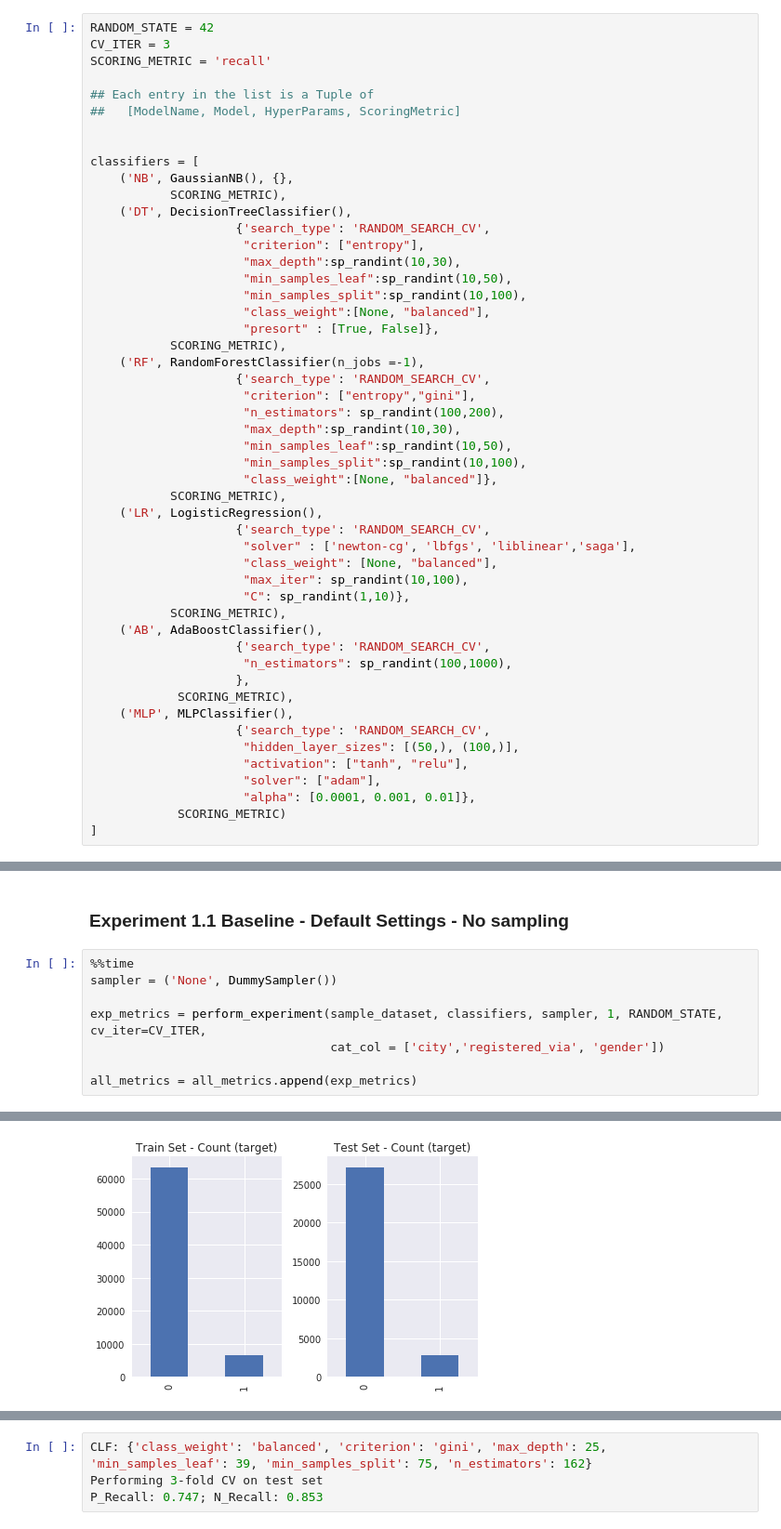
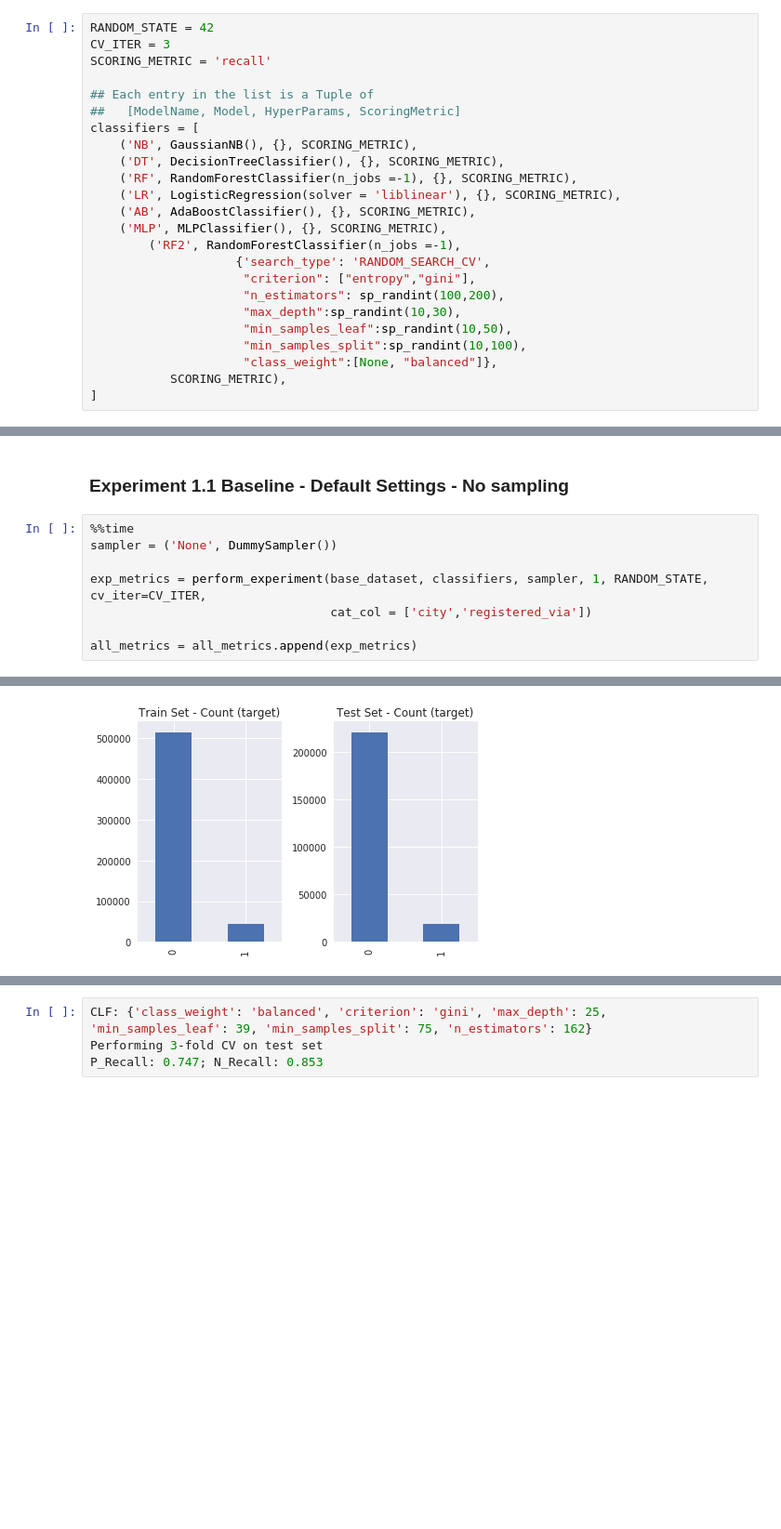
Before and after one commit to d18124313/dissertation, a Jupyter notebook: Approach 3 - WSDM Churn DFS Model + Default Model.ipynb, the cells around one changed output, grey strips where cells are left out. Shown at 93% size. Saved outputs shown, nothing was run; the diff lists cells and outputs as text; blank space fills up the shorter version.

```diff
--- a/Approach 3 - WSDM Churn DFS Model + Default Model.ipynb
+++ b/Approach 3 - WSDM Churn DFS Model + Default Model.ipynb
@@ -84,21 +87,14 @@ SCORING_METRIC = 'recall'
 
 ## Each entry in the list is a Tuple of
 ##   [ModelName, Model, HyperParams, ScoringMetric]
-
-
 classifiers = [
-    ('NB', GaussianNB(), {},
-           SCORING_METRIC),
-    ('DT', DecisionTreeClassifier(),
-                    {'search_type': 'RANDOM_SEARCH_CV',
-                     "criterion": ["entropy"],
-                     "max_depth":sp_randint(10,30),
-                     "min_samples_leaf":sp_randint(10,50),
-                     "min_samples_split":sp_randint(10,100),
-                     "class_weight":[None, "balanced"],
-                     "presort" : [True, False]},
-           SCORING_METRIC),
-    ('RF', RandomForestClassifier(n_jobs =-1),
+    ('NB', GaussianNB(), {}, SCORING_METRIC),
+    ('DT', DecisionTreeClassifier(), {}, SCORING_METRIC),
+    ('RF', RandomForestClassifier(n_jobs =-1), {}, SCORING_METRIC),
+    ('LR', LogisticRegression(solver = 'liblinear'), {}, SCORING_METRIC),
+    ('AB', AdaBoostClassifier(), {}, SCORING_METRIC),
+    ('MLP', MLPClassifier(), {}, SCORING_METRIC),
+        ('RF2', RandomForestClassifier(n_jobs =-1),
                     {'search_type': 'RANDOM_SEARCH_CV',
                      "criterion": ["entropy","gini"],
                      "n_estimators": sp_randint(100,200),
@@ -107,25 +103,6 @@ classifiers = [
                      "min_samples_split":sp_randint(10,100),
                      "class_weight":[None, "balanced"]},
            SCORING_METRIC),
-    ('LR', LogisticRegression(),
-                    {'search_type': 'RANDOM_SEARCH_CV',
-                     "solver" : ['newton-cg', 'lbfgs', 'liblinear','saga'],
-                     "class_weight": [None, "balanced"],
-                     "max_iter": sp_randint(10,100),
-                     "C": sp_randint(1,10)},
-           SCORING_METRIC),
-    ('AB', AdaBoostClassifier(),
-                    {'search_type': 'RANDOM_SEARCH_CV',
-                     "n_estimators": sp_randint(100,1000),
-                    },
-            SCORING_METRIC),
-    ('MLP', MLPClassifier(),
-                    {'search_type': 'RANDOM_SEARCH_CV',
-                     "hidden_layer_sizes": [(50,), (100,)],
-                     "activation": ["tanh", "relu"],
-                     "solver": ["adam"],
-                     "alpha": [0.0001, 0.001, 0.01]},
-            SCORING_METRIC)
 ]
 # %%
 all_metrics = pd.DataFrame()
@@ -140,8 +127,8 @@ sample_dataset = base_dataset.sample(100000)
 %%time
 sampler = ('None', DummySampler())
 
-exp_metrics = perform_experiment(sample_dataset, classifiers, sampler, 1, RANDOM_STATE, cv_iter=CV_ITER,
-                                 cat_col = ['city','registered_via', 'gender'])
+exp_metrics = perform_experiment(base_dataset, classifiers, sampler, 1, RANDOM_STATE, cv_iter=CV_ITER,
+                                 cat_col = ['city','registered_via'])
 
 all_metrics = all_metrics.append(exp_metrics)
 # %% [output]
@@ -156 +143 @@ X_test:  (30000, 41) (30000, 1)
-[figure, old version]
+[figure, new version]
```
Also changed, not shown: parts of 9 cells of this notebook, 11 other files.
